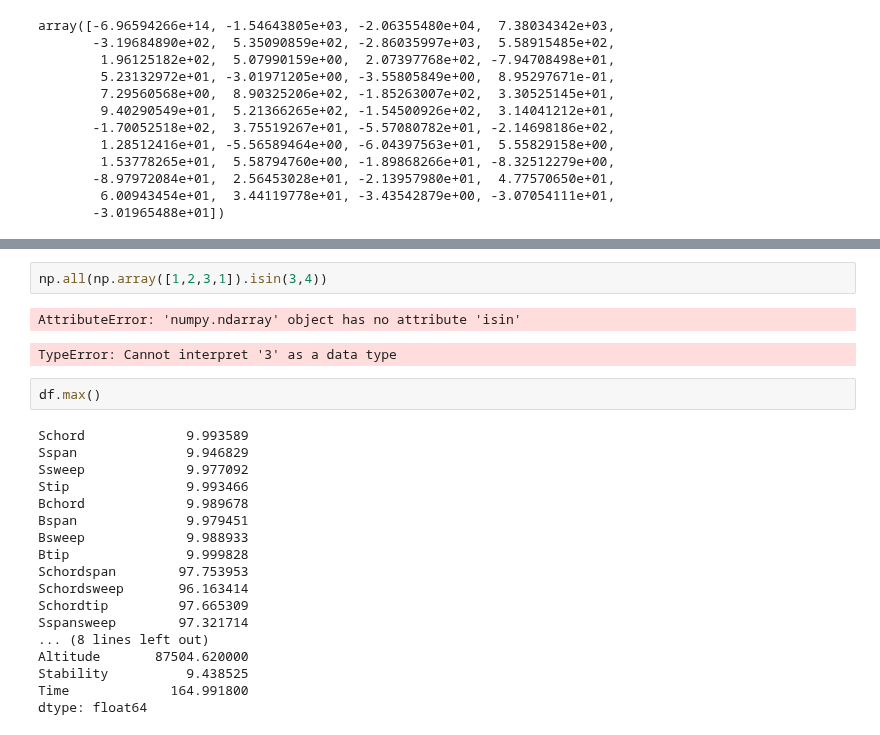
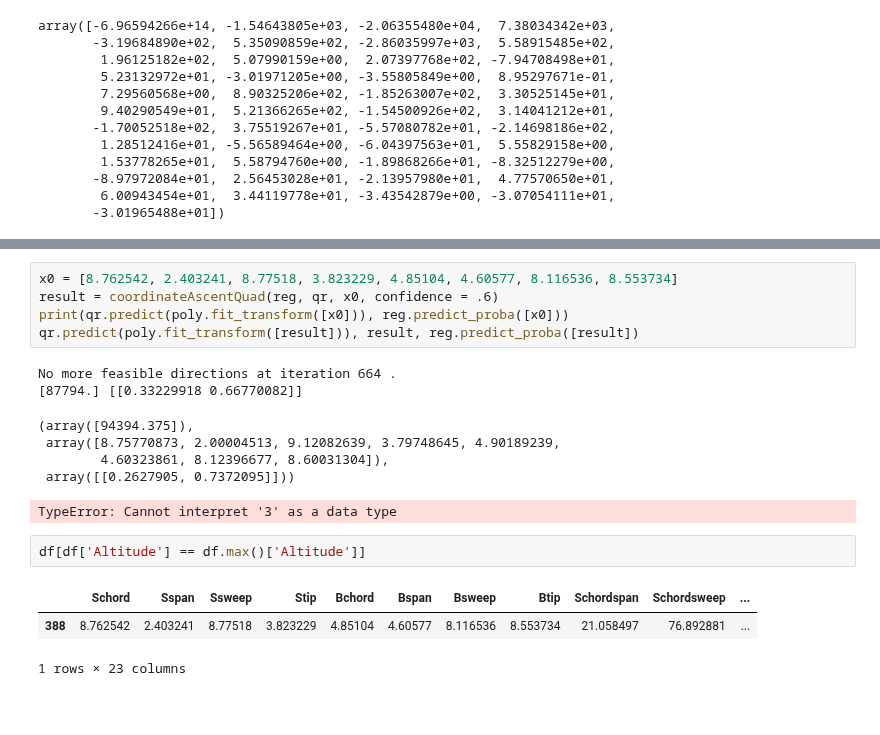
Before and after one commit to alex-t-hu/rocket, a Jupyter notebook: altitude-coordinate-ascent.ipynb, the cells around one changed output, grey strips where cells are left out. Cells and saved outputs as stored; diff of their text form; blank space fills up the shorter version.

```diff
--- a/altitude-coordinate-ascent.ipynb
+++ b/altitude-coordinate-ascent.ipynb
@@ -296,27 +286,21 @@ No more feasible directions at iteration 192 .
-# %%
-np.all(np.array([1,2,3,1]).isin(3,4))
-# %% [output]
-AttributeError: 'numpy.ndarray' object has no attribute 'isin'
+# %%
+x0 = [8.762542, 2.403241, 8.77518, 3.823229, 4.85104, 4.60577, 8.116536, 8.553734]
+result = coordinateAscentQuad(reg, qr, x0, confidence = .6)
+print(qr.predict(poly.fit_transform([x0])), reg.predict_proba([x0]))
+qr.predict(poly.fit_transform([result])), result, reg.predict_proba([result])
+# %% [output]
+No more feasible directions at iteration 664 .
+[87794.] [[0.33229918 0.66770082]]
+(array([94394.375]),
+ array([8.75770873, 2.00004513, 9.12082639, 3.79748645, 4.90189239,
+        4.60323861, 8.12396677, 8.60031304]),
+ array([[0.2627905, 0.7372095]]))
 # %%
 # %% [output]
 TypeError: Cannot interpret '3' as a data type
 # %%
-df.max()
+df[df['Altitude'] == df.max()['Altitude']]
 # %% [output]
+|  | Schord | Sspan | Ssweep | Stip | Bchord | Bspan | Bsweep | Btip | Schordspan | Schordsweep | ... |
+| 388 | 8.762542 | 2.403241 | 8.77518 | 3.823229 | 4.85104 | 4.60577 | 8.116536 | 8.553734 | 21.058497 | 76.892881 | ... |
-Schord             9.993589
-Sspan              9.946829
-Ssweep             9.977092
-Stip               9.993466
-Bchord             9.989678
-Bspan              9.979451
-Bsweep             9.988933
-Btip               9.999828
-Schordspan        97.753953
-Schordsweep       96.163414
-Schordtip         97.665309
-Sspansweep        97.321714
-... (8 lines left out)
-Altitude       87504.620000
-Stability          9.438525
-Time             164.991800
-dtype: float64
+1 rows × 23 columns
```
Also changed, not shown: parts of 2 cells of this notebook, 1 other file.
